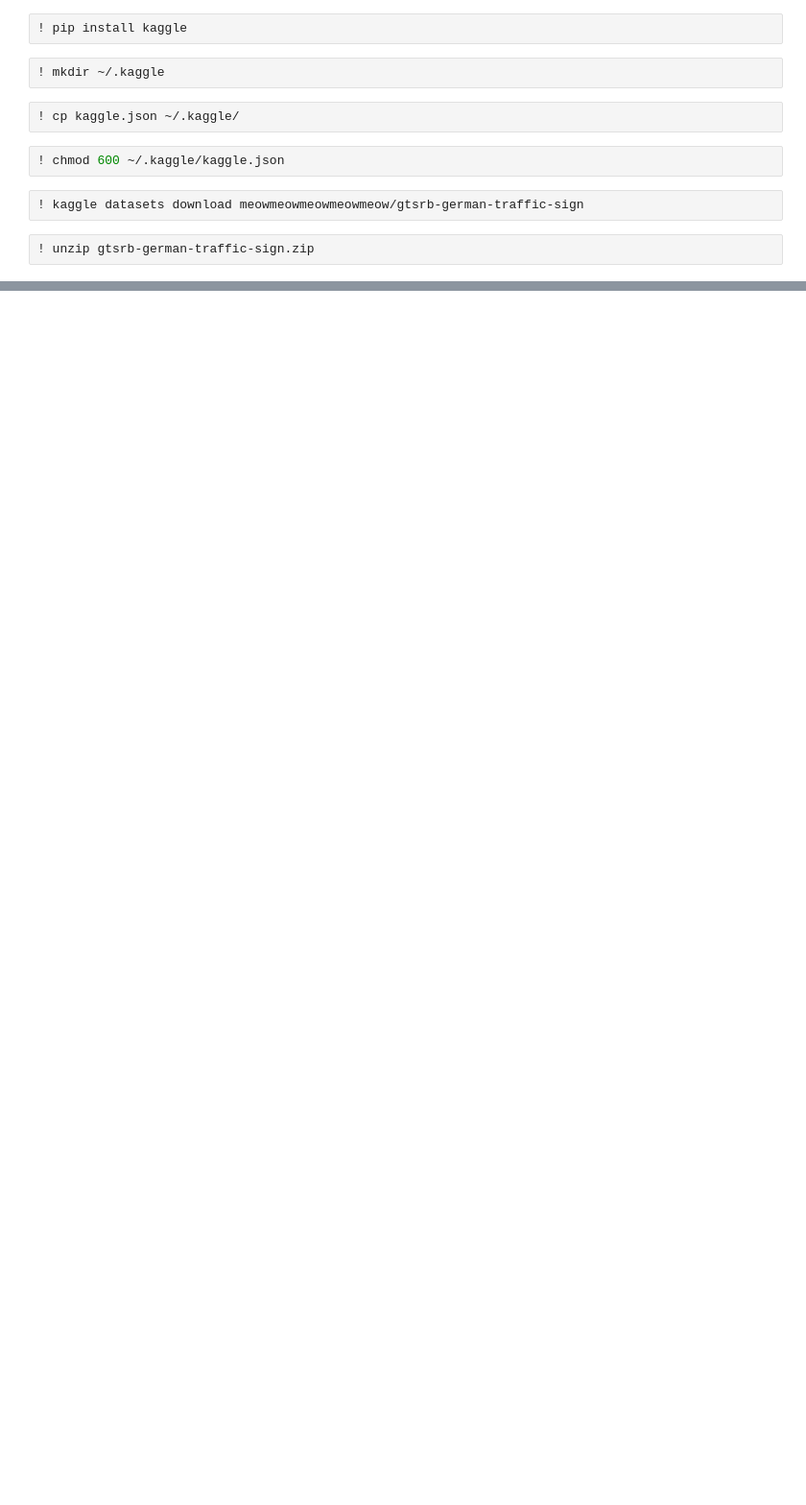
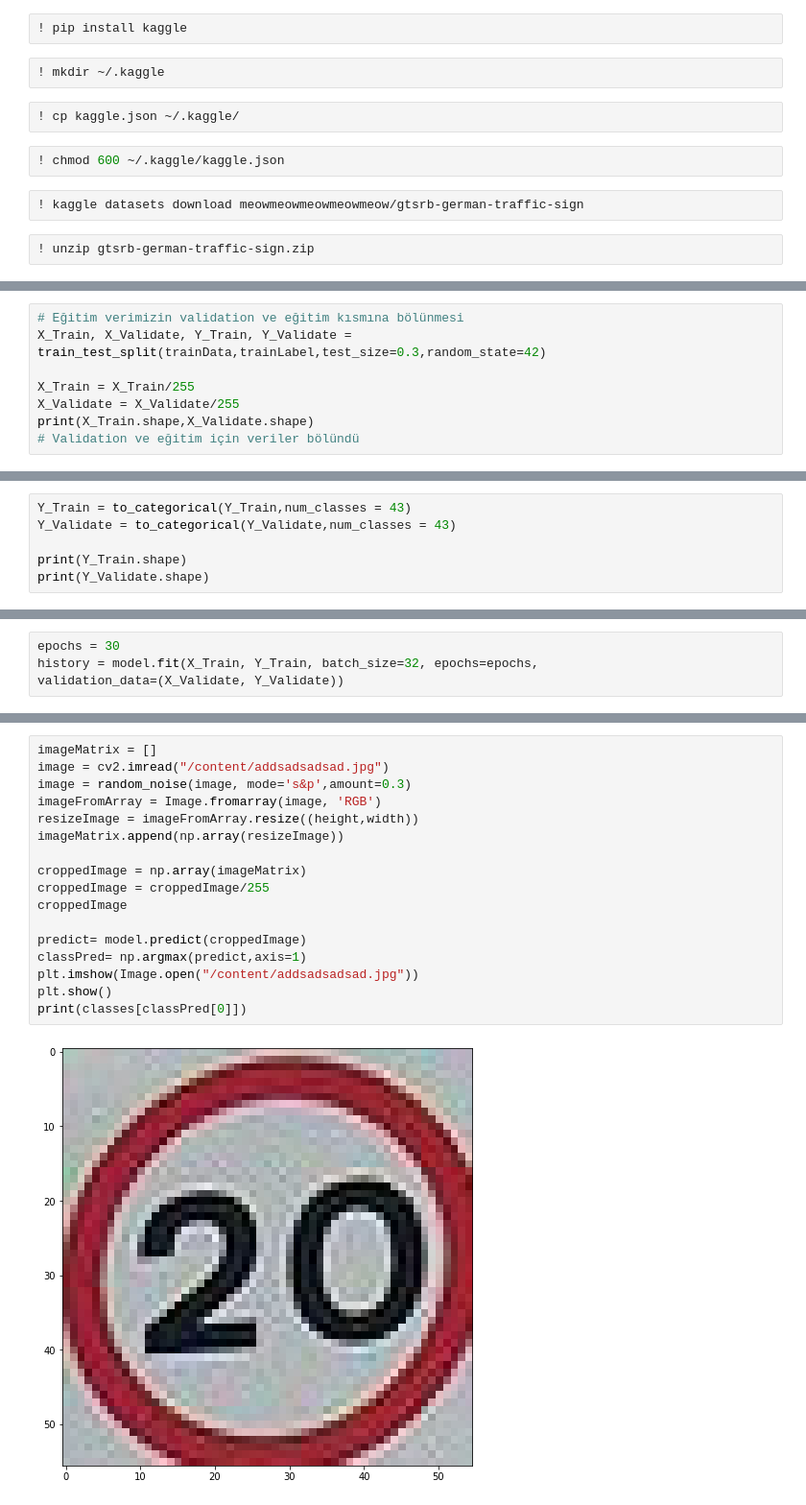
Before and after one commit to CagataySencan/TrafficSignRecognition, a Jupyter notebook: AdverserialAttack.ipynb, the cells around one changed output, grey strips where cells are left out. Shown at 96% size. Saved outputs shown, nothing was run; the diff lists cells and outputs as text; blank space fills up the shorter version.

```diff
--- a/AdverserialAttack.ipynb
+++ b/AdverserialAttack.ipynb
@@ -89,0 +138,8 @@ for i in range(3) :
+# %%
+# Eğitim verimizin validation ve eğitim kısmına bölünmesi
+X_Train, X_Validate, Y_Train, Y_Validate = train_test_split(trainData,trainLabel,test_size=0.3,random_state=42)
+
+X_Train = X_Train/255
+X_Validate = X_Validate/255
+print(X_Train.shape,X_Validate.shape)
+# Validation ve eğitim için veriler bölündü
@@ -89,0 +167,6 @@ for i in range(3) :
+# %%
+Y_Train = to_categorical(Y_Train,num_classes = 43)
+Y_Validate = to_categorical(Y_Validate,num_classes = 43)
+
+print(Y_Train.shape)
+print(Y_Validate.shape)
@@ -89,0 +199,4 @@ for i in range(3) :
+# %%
+epochs = 30
+history = model.fit(X_Train, Y_Train, batch_size=32, epochs=epochs,
+validation_data=(X_Validate, Y_Validate))
@@ -89,0 +219,19 @@ for i in range(3) :
+# %%
+imageMatrix = []
+image = cv2.imread("/content/addsadsadsad.jpg")
+image = random_noise(image, mode='s&p',amount=0.3)
+imageFromArray = Image.fromarray(image, 'RGB')
+resizeImage = imageFromArray.resize((height,width))
+imageMatrix.append(np.array(resizeImage))
+
+croppedImage = np.array(imageMatrix)
+croppedImage = croppedImage/255
+croppedImage
+
+predict= model.predict(croppedImage)
+classPred= np.argmax(predict,axis=1)
+plt.imshow(Image.open("/content/addsadsadsad.jpg"))
+plt.show()
+print(classes[classPred[0]])
+# %% [output]
+[figure, added]
```
Also changed, not shown: parts of 12 cells of this notebook.
